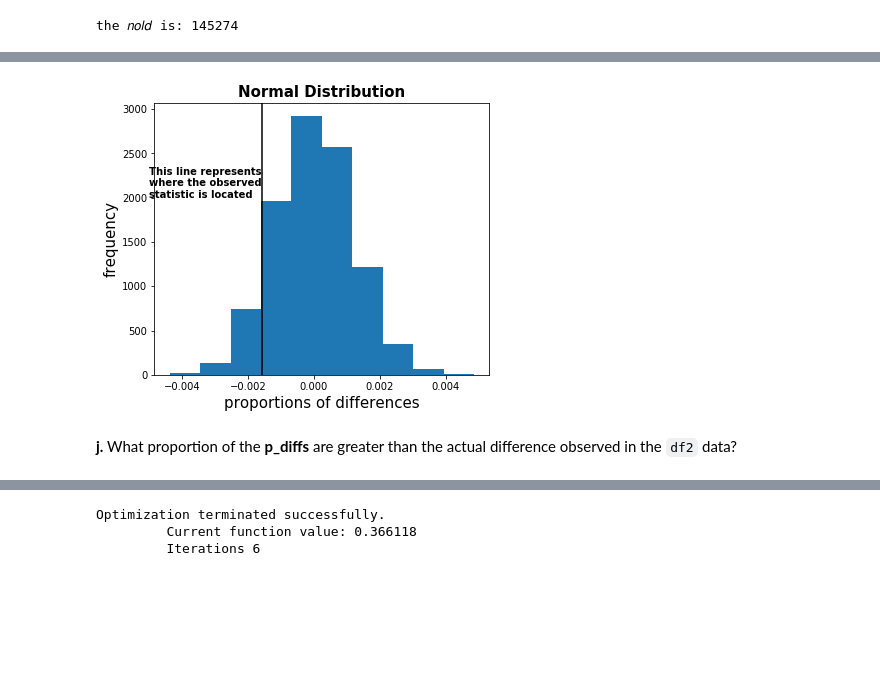
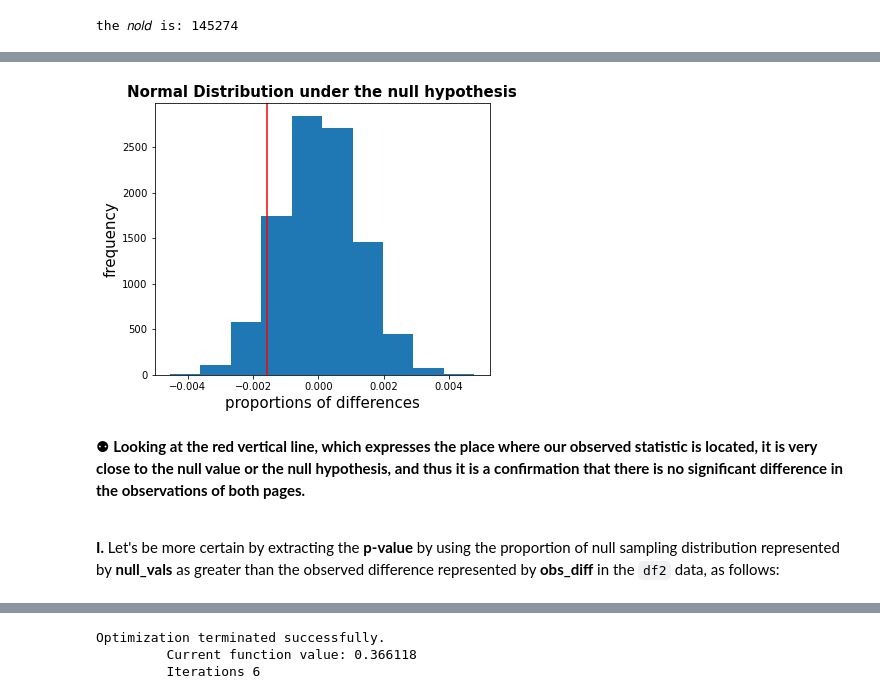
Before and after one commit to medons87/-Udacity_Analyze_A-B_Test_Results, a Jupyter notebook: Analyze_ab_test_results.ipynb, the cells around one changed output, grey strips where cells are left out. Saved outputs shown, nothing was run; the diff lists cells and outputs as text; code cells hidden in the pictures; blank space fills up the shorter version.

```diff
--- a/Analyze_ab_test_results.ipynb
+++ b/Analyze_ab_test_results.ipynb
@@ -281,0 +365,3 @@ Use the cells below to provide the necessary parts of this simulation.  You can
+# %%
+p_new_page = (df2.loc[df['group']=='treatment'].landing_page == 'new_page').mean()
+print('The probability that an individual received the new page is: {}'.format(p_new_page))
@@ -281,0 +380,15 @@ Use the cells below to provide the necessary parts of this simulation.  You can
+# %%
+X = ['New Page', 'Old Page']
+Y = [p_new_page, p_old_page] # Received rates for both control and treatment after approximation
+
+
+plt.figure(figsize=(7,6))
+plt.bar(X, Y, edgecolor=["black", "black"] , color=['royalblue', 'darkorange'])
+
+for i, g in enumerate(Y):
+    plt.text(i, g - 0.25, "{0:.{digits}f}".format(g, digits=4), fontsize=16, fontweight="bold", ha="center")
+
+plt.title("The Received Rate", fontsize=15, fontweight="bold" )
+plt.xticks(fontsize=14, fontweight="bold")
+plt.yticks([])
+sns.despine(left=True);
@@ -311,4 +487,8 @@ Simulate $n_{new}$ transactions with a conversion rate of $p_{new}$ under the nu
 # %%
-# Simulate a Sample for the treatment Group
-sample_new_page = np.random.choice([1,0], size=n_new, p=[p_new, 1-p_new], replace= True)
-sample_new_page
+# Sampling distribution
+p_diffs = []
+
+for i in range(10000):
+    sample_new_page = np.random.choice([1, 0], size=n_new, p=[p_new, 1-p_new], replace= True)
+    sample_old_page = np.random.choice([1, 0], size=n_old, p=[p_old, 1-p_old], replace= True)
+    p_diffs.append(sample_new_page.mean() - sample_old_page.mean())
@@ -344,8 +494,0 @@ Re-create `new_page_converted` and `old_page_converted` and find the $(p{'}_{new
-# %%
-# Sampling distribution
-p_diffs = []
-
-for i in range(10000):
-    sample_new_page = np.random.choice([1, 0], size=n_new, p=[p_new, (1-p_new)])
-    sample_old_page = np.random.choice([1, 0], size=n_old, p=[p_old, (1-p_old)])
-    p_diffs.append(sample_new_page.mean() - sample_old_page.mean())
@@ -366,20 +523,19 @@ plt.ylabel('frequency', fontsize=15);
 # %%
-#Simulating a distribution under the null hypothesis through a normal distribution
+#Looking at the sampling distribution as a normal distribution under the null hypothesis through the histogram
 null_vals= np.random.normal(0, p_diffs.std(), p_diffs.size)
-
-text= "This line represents \nwhere the observed \nstatistic is located"
 
 plt.figure(figsize=(6,5))
 plt.hist(null_vals)
-plt.axvline(obs_diff, c="black")
-plt.text(-0.005, 2000, text, fontweight="bold")
-plt.title('Normal Distribution',fontsize=15, fontweight="bold")
+plt.axvline(obs_diff, c="red")
+plt.title('Normal Distribution under the null hypothesis',fontsize=15, fontweight="bold")
 plt.xlabel('proportions of differences', fontsize=15)
 plt.ylabel('frequency', fontsize=15);
 # %% [output]
-[figure, old version]
+[figure, new version]
-# %% [markdown]
-**j.** What proportion of the **p_diffs** are greater than the actual difference observed in the `df2` data?
+# %% [markdown]
+&#9865; **Looking at the red vertical line, which expresses the place where our observed statistic is located, it is very close to the null value or the null hypothesis, and thus it is a confirmation that there is no significant difference in the observations of both pages.**<br><br>
+
+**I.** Let's be more certain by extracting the **p-value** by using the proportion of null sampling distribution represented by **null_vals** as greater than the observed difference represented by **obs_diff** in the `df2` data, as follows:
 # %%
 print("The p-value is: {}".format((null_vals > obs_diff).mean()))
 # %% [output]
```
Also changed, not shown: parts of 185 cells of this notebook.
